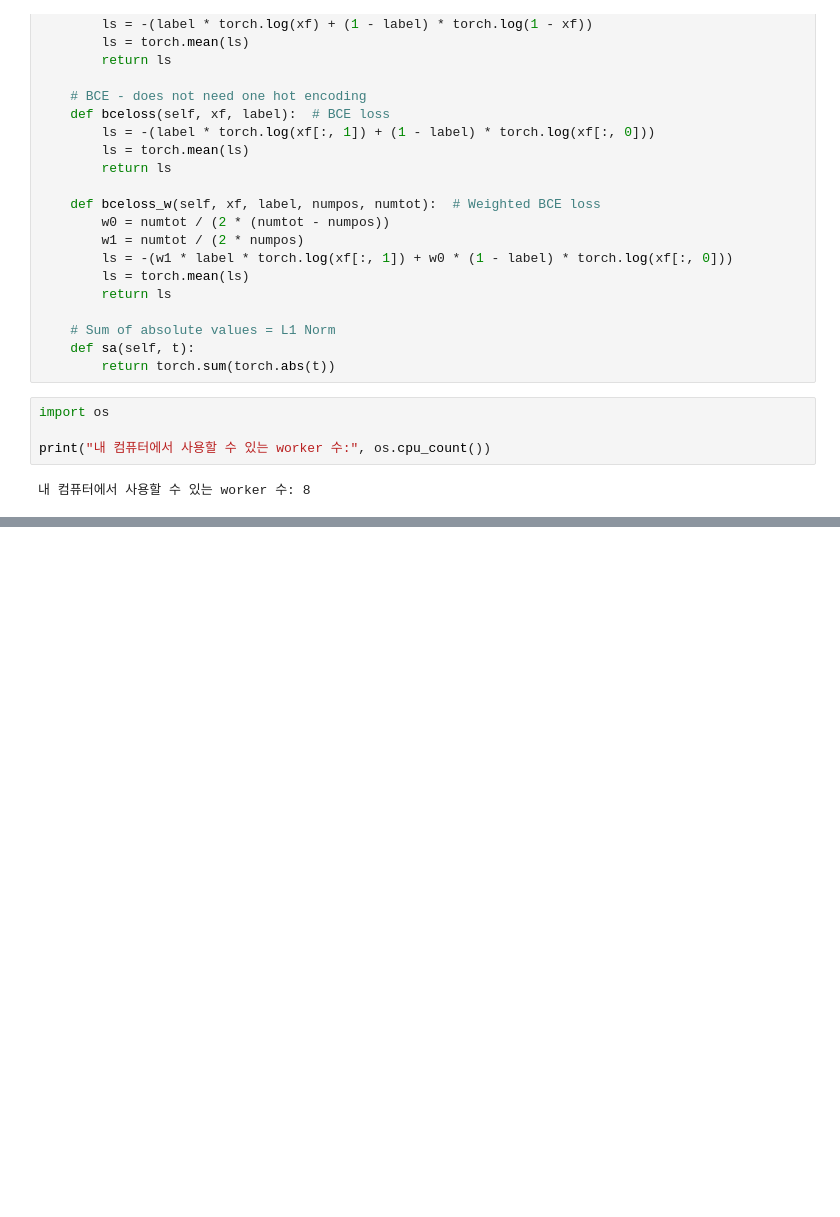
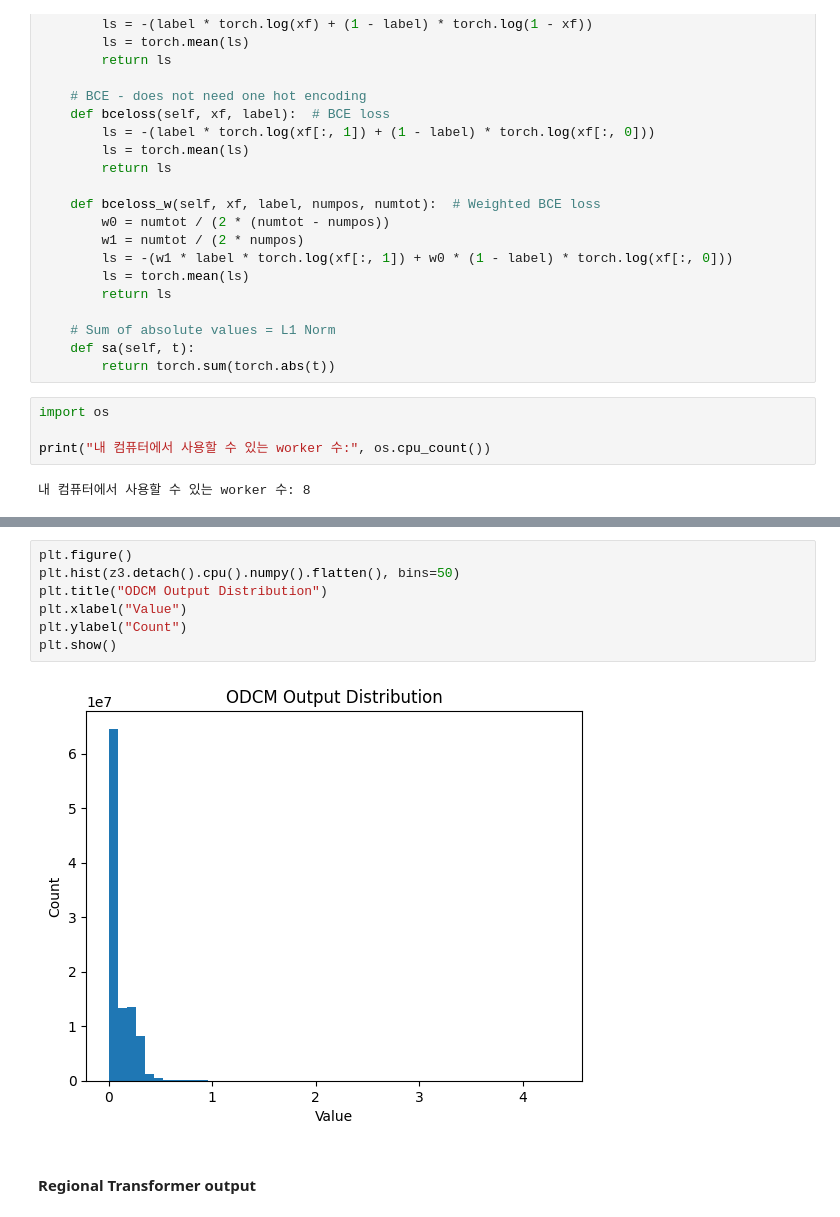
Before and after one commit to Justin-Hwang/EEG-AD-FTD-Detection, a Jupyter notebook: eeg-AD-FTD-Detection/test_components.ipynb, the cells around one changed output, grey strips where cells are left out. Cells and saved outputs as stored; diff of their text form; blank space fills up the shorter version.

```diff
--- a/eeg-AD-FTD-Detection/test_components.ipynb
+++ b/eeg-AD-FTD-Detection/test_components.ipynb
@@ -478,0 +616,11 @@ print("내 컴퓨터에서 사용할 수 있는 worker 수:", os.cpu_count())
+# %%
+plt.figure()
+plt.hist(z3.detach().cpu().numpy().flatten(), bins=50)
+plt.title("ODCM Output Distribution")
+plt.xlabel("Value")
+plt.ylabel("Count")
+plt.show()
+# %% [output]
+[figure, added]
+# %% [markdown]
+#### Regional Transformer output
```
Also changed, not shown: parts of 22 cells of this notebook, 14 other files.
